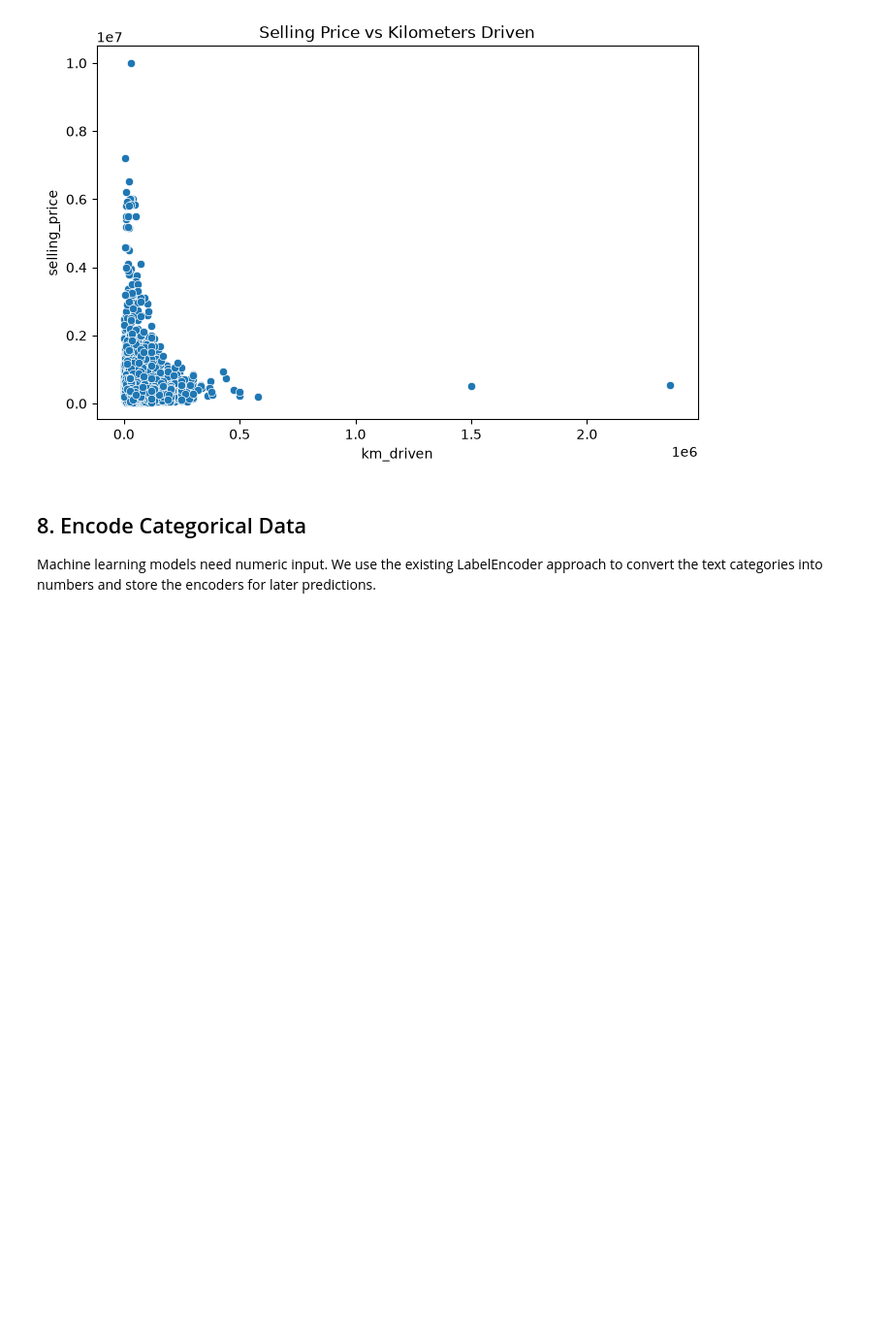
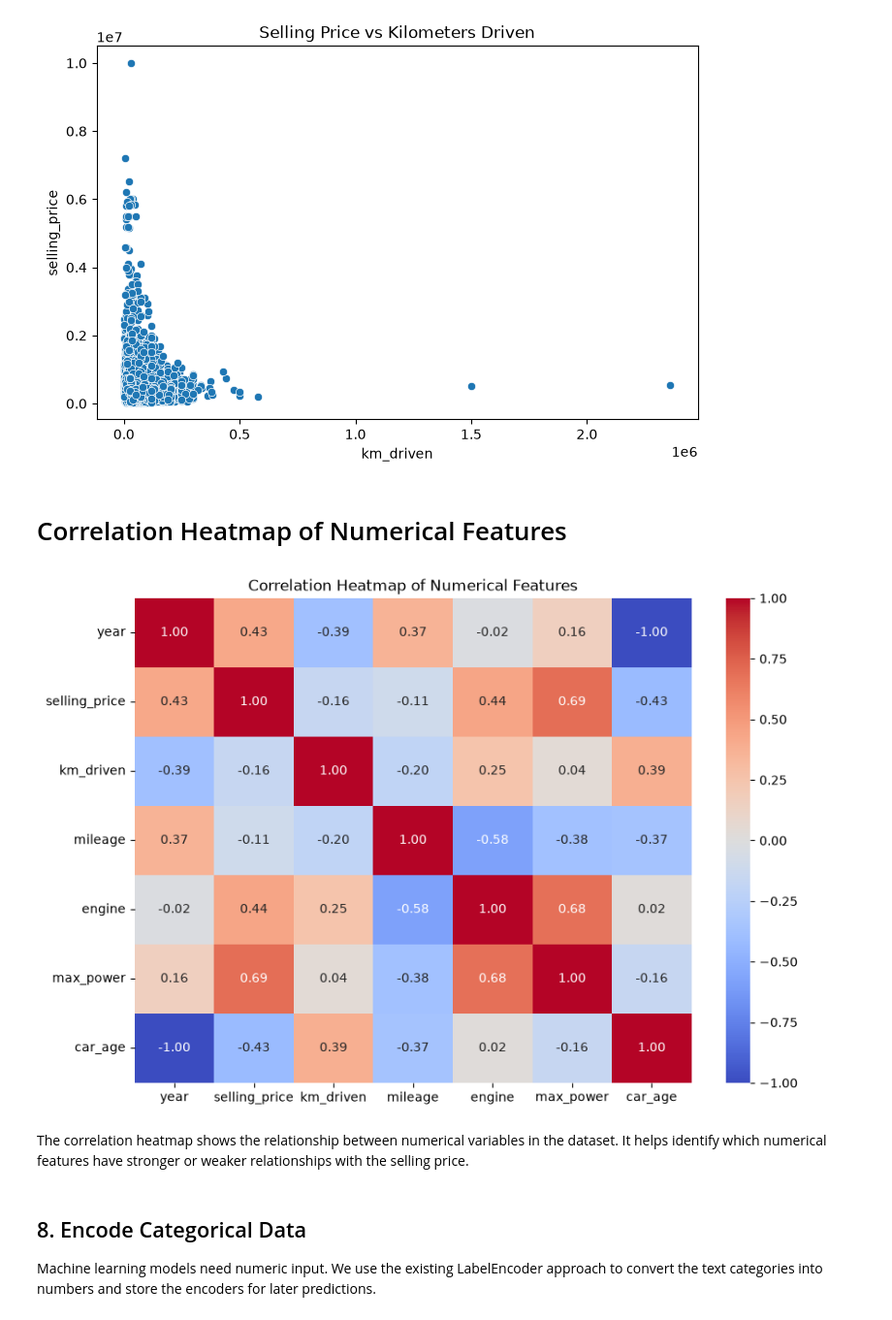
Before and after one commit to supriyakhadka24/car-price-prediction-ml, a Jupyter notebook: Car_Price_Prediction.ipynb, the cells around one changed output. Shown at 97% size. Saved outputs shown, nothing was run; the diff lists cells and outputs as text; code cells hidden in the pictures; blank space fills up the shorter version.

Commit message:
add analysis and figures

```diff
--- a/Car_Price_Prediction_Linear_Regression.ipynb
+++ b/Car_Price_Prediction.ipynb
@@ -462,6 +462,26 @@ plt.title("Selling Price vs Kilometers Driven")
 plt.show()
 # %% [output]
 [figure]
+# %% [markdown]
+# Correlation Heatmap of Numerical Features
+# %%
+plt.figure(figsize=(10, 7))
+
+correlation = cars_data.select_dtypes(include=["number"]).corr()
+
+sns.heatmap(
+    correlation,
+    annot=True,
+    cmap="coolwarm",
+    fmt=".2f"
+)
+
+plt.title("Correlation Heatmap of Numerical Features")
+plt.show()
+# %% [output]
+[figure, added]
+# %% [markdown]
+The correlation heatmap shows the relationship between numerical variables in the dataset. It helps identify which numerical features have stronger or weaker relationships with the selling price.
 # %% [markdown]
 ## 8. Encode Categorical Data
 
```
Also changed, not shown: parts of 13 cells of this notebook.
